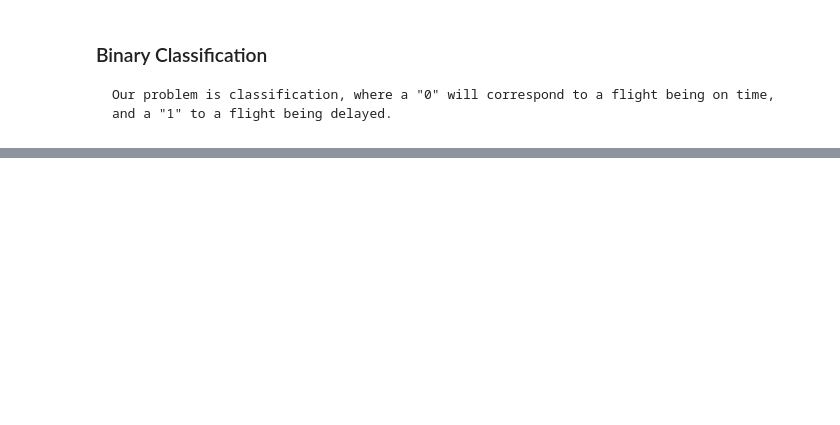
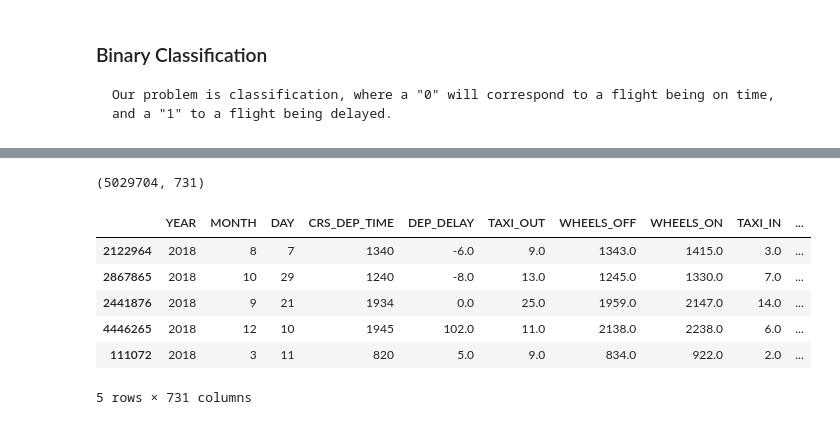
Before and after one commit to d0lev/FlightPrediction, a Jupyter notebook: CleanningData.ipynb, the cells around one changed output, grey strips where cells are left out. Cells and saved outputs as stored; diff of their text form; code cells hidden in the pictures; blank space fills up the shorter version.

```diff
--- a/CleanningData.ipynb
+++ b/CleanningData.ipynb
@@ -180,0 +212,16 @@ newdataset.head(5)
+# %%
+dataset.shape
+# %% [output]
+(5029704, 731)
+# %%
+newdataset = dataset.sample(frac = 0.01)
+newdataset.reset_index()
+newdataset.head(5)
+# %% [output]
+|  | YEAR | MONTH | DAY | CRS_DEP_TIME | DEP_DELAY | TAXI_OUT | WHEELS_OFF | WHEELS_ON | TAXI_IN | ... |
+| 2122964 | 2018 | 8 | 7 | 1340 | -6.0 | 9.0 | 1343.0 | 1415.0 | 3.0 | ... |
+| 2867865 | 2018 | 10 | 29 | 1240 | -8.0 | 13.0 | 1245.0 | 1330.0 | 7.0 | ... |
+| 2441876 | 2018 | 9 | 21 | 1934 | 0.0 | 25.0 | 1959.0 | 2147.0 | 14.0 | ... |
+| 4446265 | 2018 | 12 | 10 | 1945 | 102.0 | 11.0 | 2138.0 | 2238.0 | 6.0 | ... |
+| 111072 | 2018 | 3 | 11 | 820 | 5.0 | 9.0 | 834.0 | 922.0 | 2.0 | ... |
+5 rows × 731 columns
```
Also changed, not shown: parts of 28 cells of this notebook.
